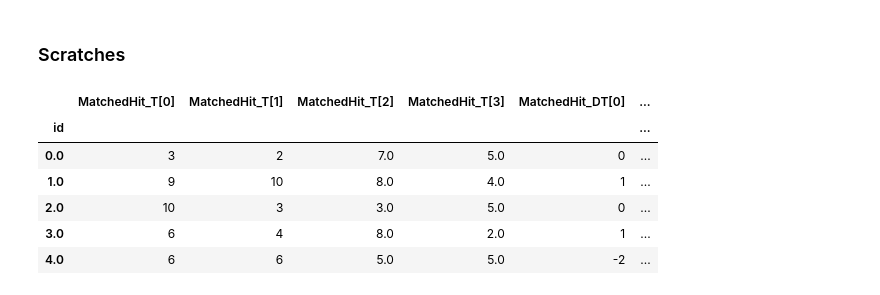
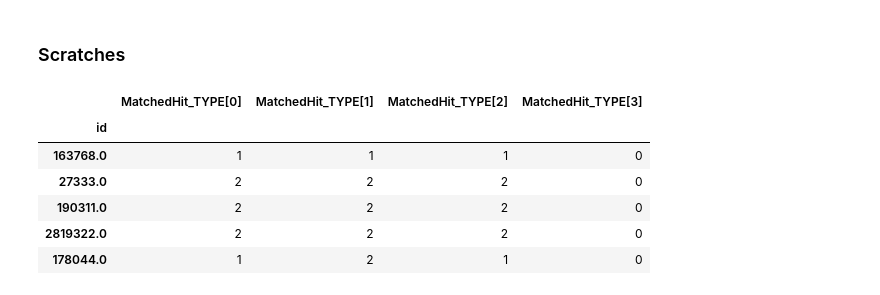
Before and after one commit to almaslov/idao2019, a Jupyter notebook: 05_scratches.ipynb, the cells around one changed output. Saved outputs shown, nothing was run; the diff lists cells and outputs as text; code cells hidden in the pictures.

```diff
--- a/05_scratches.ipynb
+++ b/05_scratches.ipynb
@@ -59,10 +73,8 @@ TESTSET_COLS = [utils.ID_COLUMN] + FEATURES_COLS
 # %%
 %%time
-train_00 = pd.read_csv('data/train_part_1_v2.csv.gz', nrows=200000, na_values=['-9999.0', '255'], usecols=TRAINSET_COLS, index_col=utils.ID_COLUMN)
-train_01 = pd.read_csv('data/train_part_2_v2.csv.gz', nrows=200000, na_values=['-9999.0', '255'], usecols=TRAINSET_COLS, index_col=utils.ID_COLUMN)
-train_0 = pd.concat([train_00, train_01], axis=0, ignore_index=False)
+train_0 = pd.read_csv('data/train_part_1_v2.csv.gz', nrows=200000, na_values=['-9999.0', '255'], usecols=TRAINSET_COLS)
+train_1 = pd.read_csv('data/train_part_2_v2.csv.gz', nrows=200000, na_values=['-9999.0', '255'], usecols=TRAINSET_COLS)
+train = pd.concat([train_0, train_1], axis=0, ignore_index=True)
 
-test_0 = pd.read_csv('data/test_public_v2.csv.gz', na_values=['-9999.0', '255'], usecols=TESTSET_COLS, index_col=utils.ID_COLUMN, nrows=1000)
-
-print(train_0.shape, test_0.shape)
+print(train.shape)
 # %% [output]
@@ -71,6 +83,3 @@ Wall time: 8.75 s
-# %%
-train = train_0
-# test = test_0
 # %% [markdown]
 ### Pipeline
 # %%
@@ -310,13 +370,13 @@ Wall time: 8.72 s
 ### Scratches
 # %%
 a = pd.DataFrame([[1.0, np.NaN], [np.NaN, np.NaN], [2.0, 3.1]], columns=['a', 'b'])
-# %%
-train[t_cols + dt_cols].head()
-# %% [output]
-|  | MatchedHit_T[0] | MatchedHit_T[1] | MatchedHit_T[2] | MatchedHit_T[3] | MatchedHit_DT[0] | ... |
-| id |  |  |  |  |  | ... |
-| 0.0 | 3 | 2 | 7.0 | 5.0 | 0 | ... |
-| 1.0 | 9 | 10 | 8.0 | 4.0 | 1 | ... |
-| 2.0 | 10 | 3 | 3.0 | 5.0 | 0 | ... |
-| 3.0 | 6 | 4 | 8.0 | 2.0 | 1 | ... |
-| 4.0 | 6 | 6 | 5.0 | 5.0 | -2 | ... |
+# %%
+train.loc[train[x_cols[3]].isna(), hit_type_cols].sample(5)
+# %% [output]
+|  | MatchedHit_TYPE[0] | MatchedHit_TYPE[1] | MatchedHit_TYPE[2] | MatchedHit_TYPE[3] |
+| id |  |  |  |  |
+| 163768.0 | 1 | 1 | 1 | 0 |
+| 27333.0 | 2 | 2 | 2 | 0 |
+| 190311.0 | 2 | 2 | 2 | 0 |
+| 2819322.0 | 2 | 2 | 2 | 0 |
+| 178044.0 | 1 | 2 | 1 | 0 |
```
Also changed, not shown: parts of 26 cells of this notebook, 3 other files.
